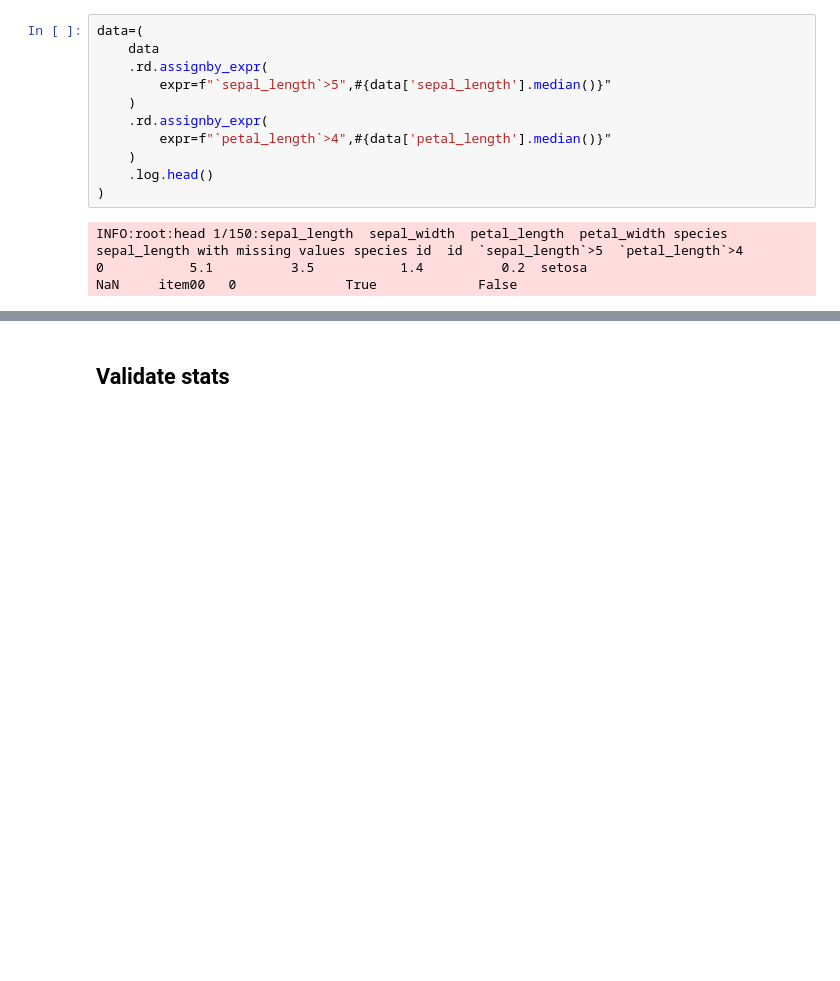
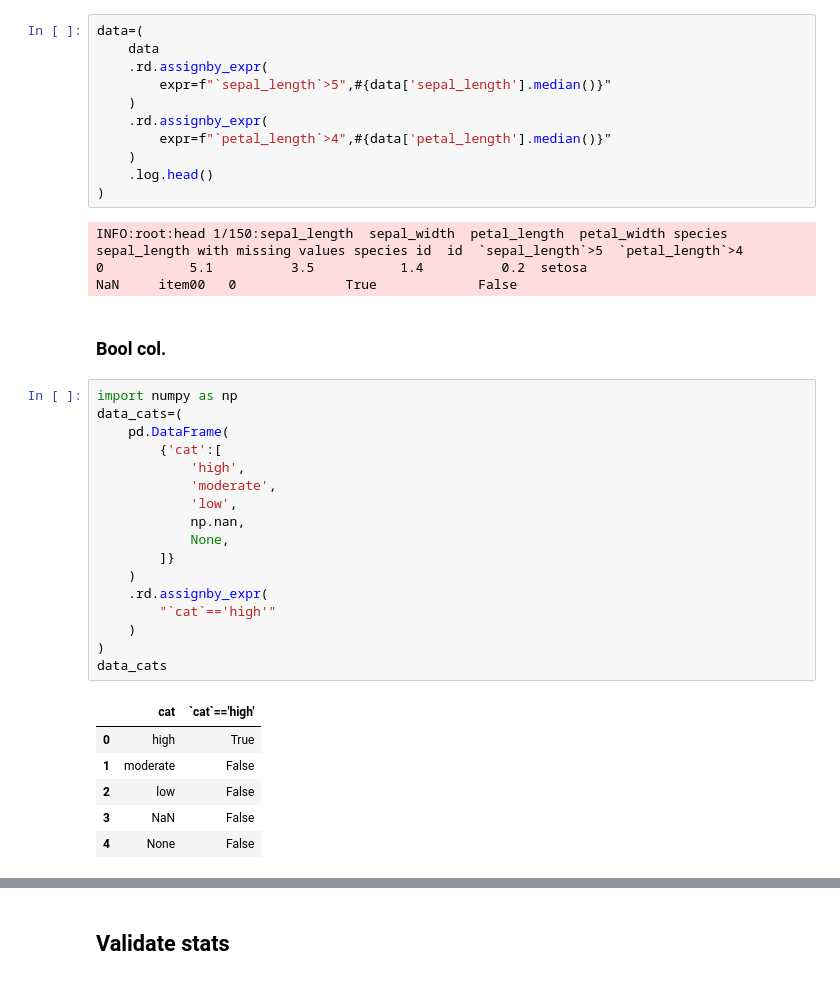
Before and after one commit to rraadd88/roux, a Jupyter notebook: examples/roux_lib_df.ipynb, the cells around one changed output, grey strips where cells are left out. Cells and saved outputs as stored; diff of their text form; blank space fills up the shorter version.

Commit message:
+ assign_bool

```diff
--- a/examples/roux_lib_df.ipynb
+++ b/examples/roux_lib_df.ipynb
@@ -156,3 +156,29 @@ data=(
 # %% [output]
 INFO:root:head 1/150:sepal_length  sepal_width  petal_length  petal_width species  sepal_length with missing values species id  id  `sepal_length`>5  `petal_length`>4
 0           5.1          3.5           1.4          0.2  setosa                               NaN     item00   0              True             False
+# %% [markdown]
+### Bool col.
+# %%
+import numpy as np
+data_cats=(
+    pd.DataFrame(
+        {'cat':[
+            'high',
+            'moderate',
+            'low',
+            np.nan,
+            None,
+        ]}
+    )
+    .rd.assignby_expr(
+        "`cat`=='high'"
+    )
+)
+data_cats
+# %% [output]
+|  | cat | `cat`=='high' |
+| 0 | high | True |
+| 1 | moderate | False |
+| 2 | low | False |
+| 3 | NaN | False |
+| 4 | None | False |
```
Also changed, not shown: parts of 1 cell of this notebook, 6 other files.
